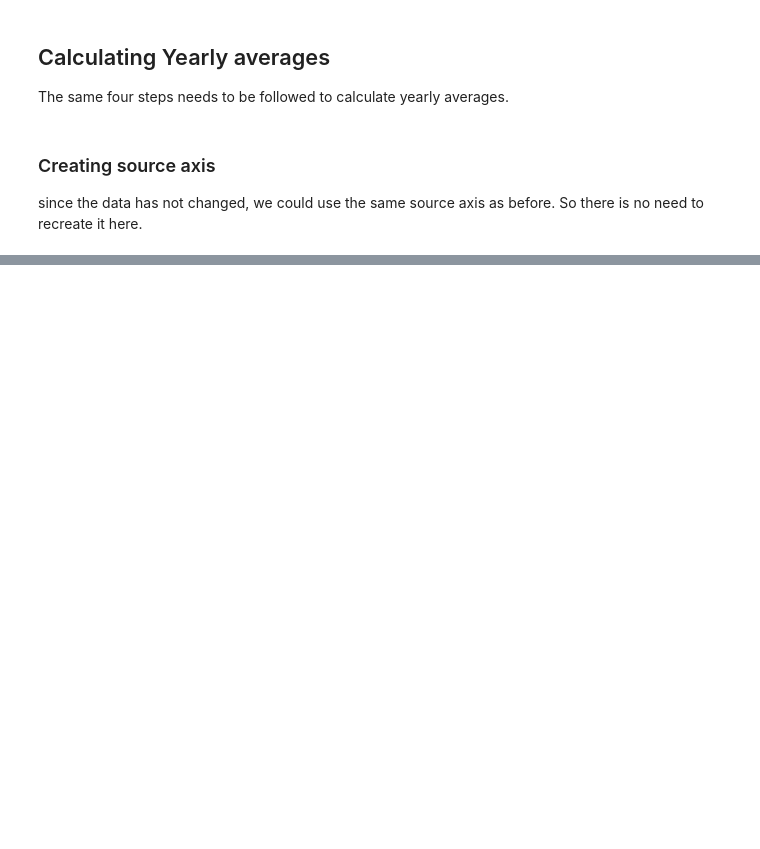
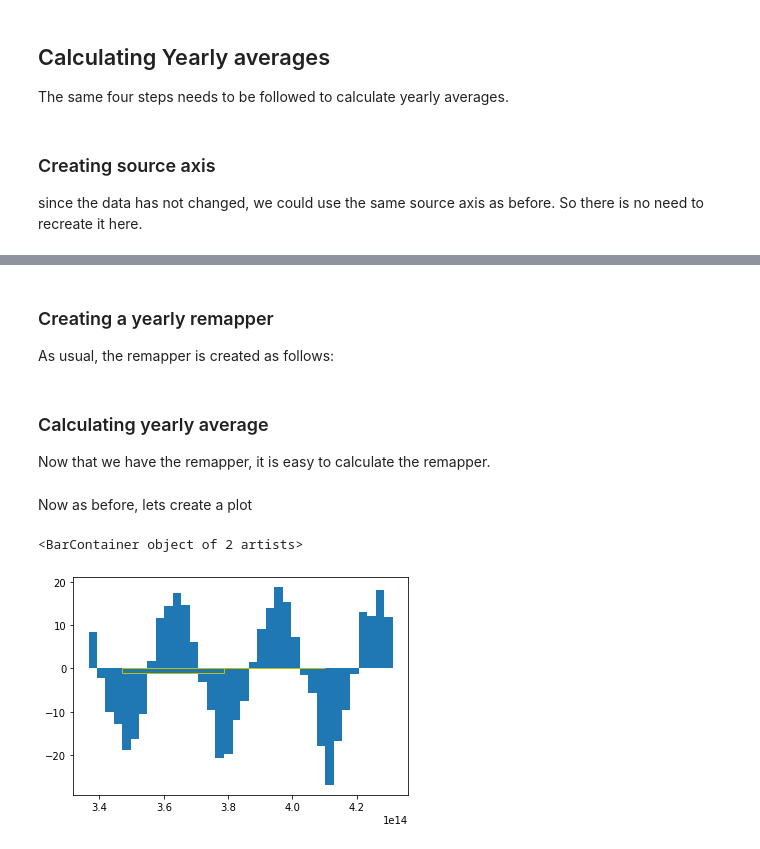
Before and after one commit to coderepocenter/AxisUtilities, a Jupyter notebook: notebooks/RealData_Example_01.ipynb, the cells around one changed output, grey strips where cells are left out. Saved outputs shown, nothing was run; the diff lists cells and outputs as text; code cells hidden in the pictures; blank space fills up the shorter version.

```diff
--- a/notebooks/RealData_Example_01.ipynb
+++ b/notebooks/RealData_Example_01.ipynb
@@ -196,0 +197,9 @@ np.testing.assert_allclose(Tair_remapped[0], ds_resampled.data[0])
+# %%
+from axisutilities import YearlyTimeAxis
+yearly_axis = YearlyTimeAxis(
+    start_year = 1981,
+    end_year = 1983
+)
+
+print("Yearly Axis: \n", yearly_axis)
+print("nelem (n years): ", yearly_axis.nelem)
@@ -196,0 +223,35 @@ np.testing.assert_allclose(Tair_remapped[0], ds_resampled.data[0])
+# %% [markdown]
+### Creating a yearly remapper
+As usual, the remapper is created as follows:
+# %%
+monthly_to_yearly_remapper = AxisRemapper(
+    from_axis=monthly_axis,
+    to_axis=yearly_axis,
+    assure_no_bound_mismatch=False
+)
+# %% [markdown]
+### Calculating yearly average
+Now that we have the remapper, it is easy to calculate the remapper.
+# %%
+yearly_air_temperature = monthly_to_yearly_remapper.average(monthly_air_temperature)
+# %% [markdown]
+Now as before, lets create a plot
+# %%
+plt.bar(
+    x=monthly_data_ticks,
+    height=monthly_air_temperature[:, iy, ix],
+    width=monthly_bar_widths
+)
+
+yearly_data_ticks = yearly_axis.data_ticks.reshape((-1, ))
+yearly_bar_widths = (yearly_axis.upper_bound - yearly_axis.lower_bound).reshape((-1,))
+plt.bar(
+    x = yearly_data_ticks,
+    height=yearly_air_temperature[:, iy, ix],
+    width=yearly_bar_widths,
+    edgecolor='y',
+    facecolor=None
+)
+# %% [output]
+<BarContainer object of 2 artists>
+[figure, added]
```
Also changed, not shown: parts of 41 cells of this notebook, 4 other files.
